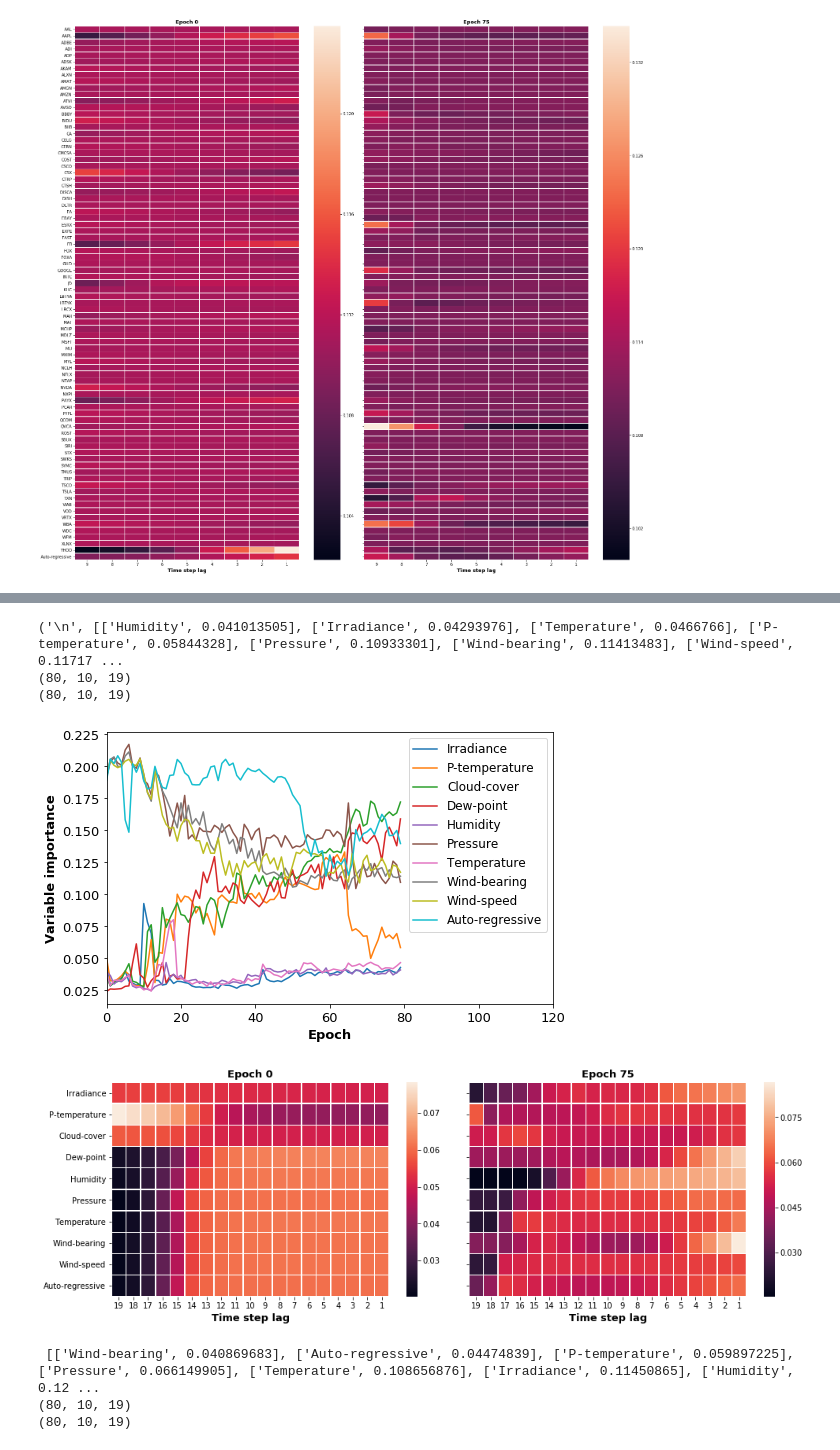
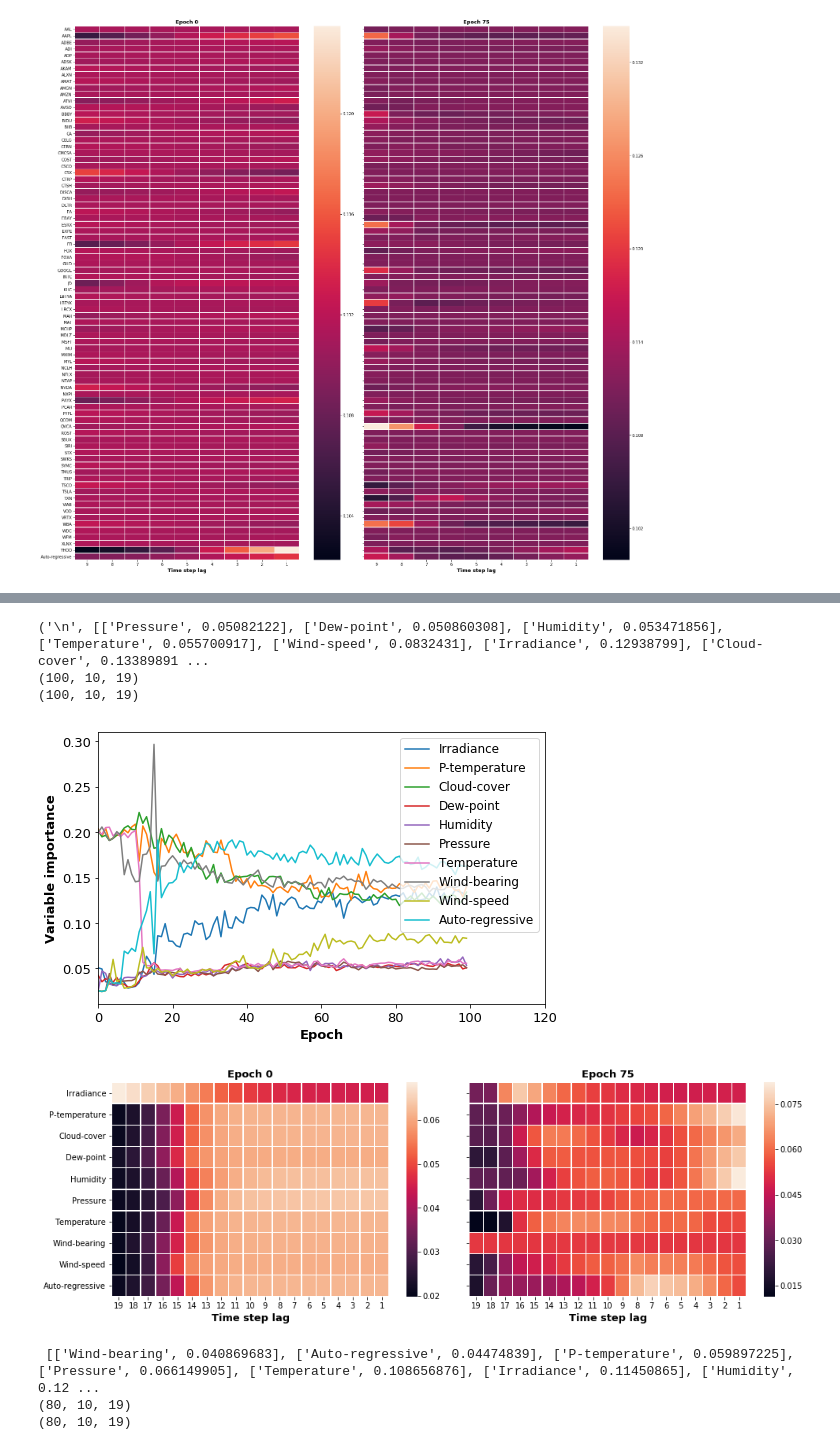
Before and after one commit to weilai0980/tsRNN, a Jupyter notebook: forecasting/result_importance.ipynb, the cells around one changed output, grey strips where cells are left out. Cells and saved outputs as stored; diff of their text form; code cells hidden in the pictures.

```diff
--- a/forecasting/result_importance.ipynb
+++ b/forecasting/result_importance.ipynb
@@ -35,9 +35,9 @@ from utils_results_analysis import *
 # %% [output]
 Using TensorFlow backend.
 # %%
-def plot_epoch_variable(file, legend_label, x_right, ax_prior, ax_poster, legend_size, legend_col):
+def plot_epoch_variable(file_path, legend_label, x_right, ax_prior, ax_poster, legend_size, legend_col):
 
-    pkl_file = open(file, 'rb')
+    pkl_file = open(file_path, 'rb')
     data = pickle.load(pkl_file)
 
     # fig, ax = plt.subplots( ncols = 2 , figsize=(22,6));
@@ -77,9 +77,9 @@ def plot_epoch_variable(file, legend_label, x_right, ax_prior, ax_poster, legend
         ax_poster.legend(fontsize=legend_size, ncol = legend_col)
 
 
-def plot_epoch_variable_temporal(file, epoch_id, ax, variable_names, bool_show_ylabel):
+def plot_epoch_variable_temporal(file_path, epoch_id, ax, variable_names, bool_show_ylabel):
 
-    pkl_file = open(file, 'rb')
+    pkl_file = open(file_path, 'rb')
     data = pickle.load(pkl_file)
 
     epoch_var_att = []
@@ -108,9 +108,9 @@ def plot_epoch_variable_temporal(file, epoch_id, ax, variable_names, bool_show_y
 
 
 
-def sort_variable(file, label):
+def sort_variable(file_path, label):
 
-    pkl_file = open(file, 'rb')
+    pkl_file = open(file_path, 'rb')
     data = pickle.load(pkl_file)
 
     att = []
@@ -276,37 +282,40 @@ fig.subplots_adjust(wspace=0.03, hspace=0)
 # %%
 # gate type: tensor
 
-file_path = "../../ts_results/plant/tensor/ke_tensorplant_01.00.1_.p"
+# file_path = "../../ts_results/plant/tensor/ke_tensorplant_01.00.1_.p"
+
+file_path = "../../ts_results/error_plot/ke_tensor_plant_01.01e-05_.p"
+
 
 # --- variable impor
 
 print('\n', sort_variable(file_path, full_cols))
 
 fig, ax = plt.subplots( ncols = 1, figsize=(8,5));
 
 # epoch-wise variable importance
-plot_epoch_variable(file_path, full_cols, 120, None, ax, 12)
+plot_epoch_variable(file_path, full_cols, 120, None, ax, 12, 1)
 
 # fig.savefig('../../ts_results/figure/tensor_var_plant.eps', bbox_inches='tight')
 
 
 # --- epoch-wise variable temporal importance
 
 fig, ax = plt.subplots( ncols = 2, figsize=(16,5));
 
 plot_epoch_variable_temporal(file_path, 0, ax[0], full_cols, True)
 
 plot_epoch_variable_temporal(file_path, 75, ax[1], full_cols, False)
 
 fig.subplots_adjust(wspace=0.03, hspace=0)
 
 # fig.savefig('../../ts_results/figure/tensor_var_temp_plant.eps', bbox_inches='tight')
 # %% [output]
-('\n', [['Humidity', 0.041013505], ['Irradiance', 0.04293976], ['Temperature', 0.0466766], ['P-temperature', 0.05844328], ['Pressure', 0.10933301], ['Wind-bearing', 0.11413483], ['Wind-speed', 0.11717 ...
-(80, 10, 19)
-(80, 10, 19)
+('\n', [['Pressure', 0.05082122], ['Dew-point', 0.050860308], ['Humidity', 0.053471856], ['Temperature', 0.055700917], ['Wind-speed', 0.0832431], ['Irradiance', 0.12938799], ['Cloud-cover', 0.13389891 ...
+(100, 10, 19)
+(100, 10, 19)
-[figure, old version]
+[figure, new version]
-[figure, old version]
+[figure, new version]
 # %%
 # gate type: full
 
```
Also changed, not shown: parts of 5 cells of this notebook, 22 other files.
